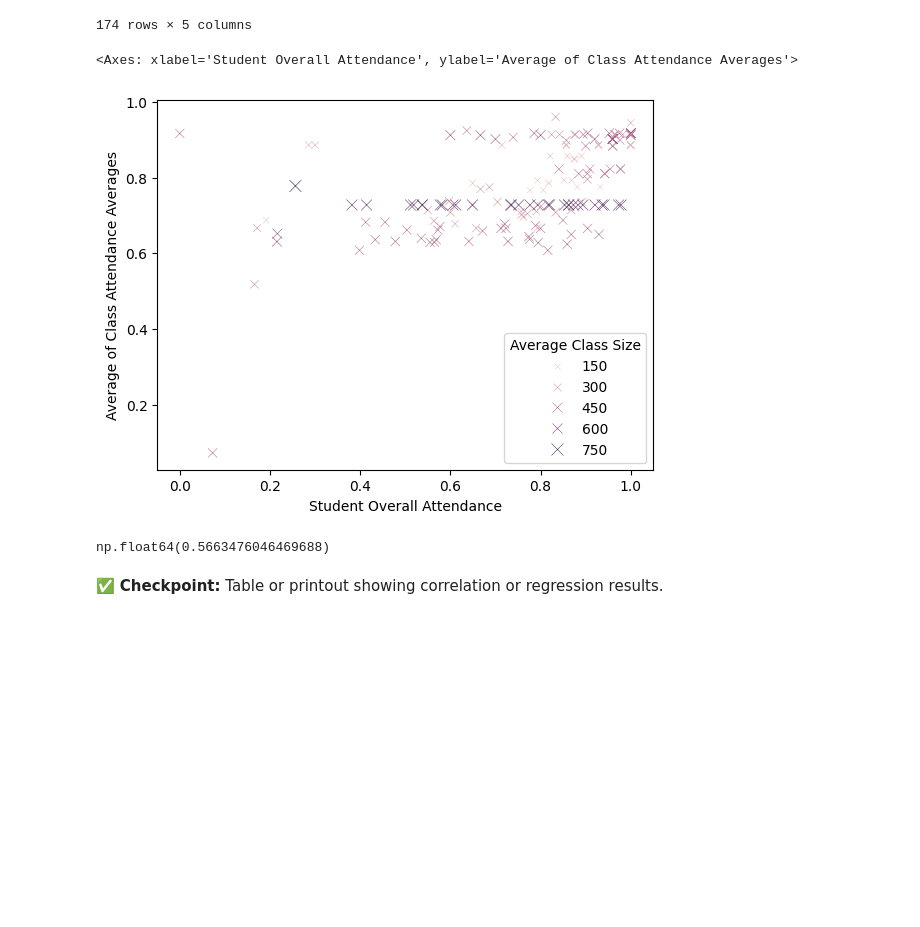
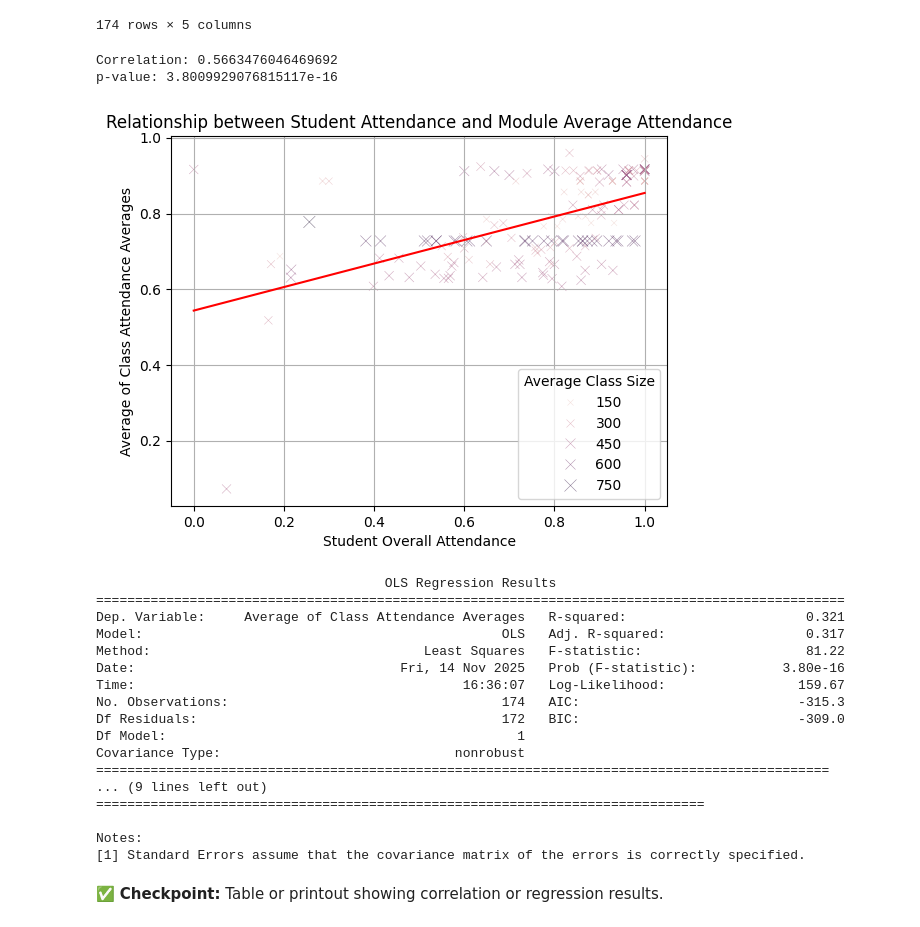
Before and after one commit to Belmiro42/Summative1LIS, a Jupyter notebook: Summative.ipynb, the cells around one changed output. Saved outputs shown, nothing was run; the diff lists cells and outputs as text; code cells hidden in the pictures; blank space fills up the shorter version.

```diff
--- a/Summative.ipynb
+++ b/Summative.ipynb
@@ -401,7 +386,6 @@ unique_pairs
 # %%
 student_avg_of_avgs = unique_pairs.groupby('Person Code').agg(avg_mean=('mean', 'mean'), avg_count=('count', 'mean')).reset_index()
-student_avg_of_avgs.rename(columns={"avg_mean": "Average of Class Attendance Averages"}, inplace=True)
-student_avg_of_avgs.rename(columns={"avg_count": "Average Class Size"}, inplace=True)
+student_avg_of_avgs.rename(columns={"avg_mean": "Average of Class Attendance Averages", "avg_count": "Average Class Size"}, inplace=True)
 student_avg_of_avgs = student_avg_of_avgs.merge(student_attendance_avg, on='Person Code', how='left')
 student_avg_of_avgs
 # %% [output]
@@ -419,12 +403,11 @@ student_avg_of_avgs
 | 173 | 498 | 0.727492 | 682.125 | 0.862434 | 0.408954 |
 174 rows × 5 columns
 # %%
-new_graph = sns.scatterplot(data= student_avg_of_avgs, y="Average of Class Attendance Averages", x="Student Overall Attendance",  hue="Average Class Size", size="Average Class Size", marker="x")
-new_graph
+#CORRELATION
+
+r, p = pearsonr(student_avg_of_avgs['Student Overall Attendance'], student_avg_of_avgs['Average of Class Attendance Averages'])
+print("Correlation:", r)
+print("p-value:", p)
 # %% [output]
-<Axes: xlabel='Student Overall Attendance', ylabel='Average of Class Attendance Averages'>
+Correlation: 0.5663476046469692
+p-value: 3.8009929076815117e-16
-[figure, removed]
-# %%
-student_avg_of_avgs['Student Overall Attendance'].corr(student_avg_of_avgs['Average of Class Attendance Averages'])
-# %% [output]
-np.float64(0.5663476046469688)
@@ -430,0 +422,41 @@ np.float64(0.5663476046469688)
+# %%
+#REGRESSION
+x = student_avg_of_avgs['Student Overall Attendance']
+y = student_avg_of_avgs['Average of Class Attendance Averages']
+
+X = sm.add_constant(x)
+model = sm.OLS(y, X).fit()
+
+X_plot = np.linspace(0, 1, 100)
+Y_plot = model.params["Student Overall Attendance"]*X_plot+model.params["const"]
+
+# Set figure size
+sns.scatterplot(x=x, y=y, alpha=0.6, marker="x", size=student_avg_of_avgs["Average Class Size"], hue=student_avg_of_avgs["Average Class Size"])
+plt.plot(X_plot, Y_plot, color='r')
+
+plt.xlabel('Student Overall Attendance')
+plt.ylabel('Average of Class Attendance Averages')
+plt.title('Relationship between Student Attendance and Module Average Attendance')
+plt.grid(True)
+plt.show()
+
+print(model.summary())
+# %% [output]
+[figure, added]
+                                     OLS Regression Results
+================================================================================================
+Dep. Variable:     Average of Class Attendance Averages   R-squared:                       0.321
+Model:                                              OLS   Adj. R-squared:                  0.317
+Method:                                   Least Squares   F-statistic:                     81.22
+Date:                                  Fri, 14 Nov 2025   Prob (F-statistic):           3.80e-16
+Time:                                          16:36:07   Log-Likelihood:                 159.67
+No. Observations:                                   174   AIC:                            -315.3
+Df Residuals:                                       172   BIC:                            -309.0
+Df Model:                                             1
+Covariance Type:                              nonrobust
+==============================================================================================
+... (9 lines left out)
+==============================================================================
+
+Notes:
+[1] Standard Errors assume that the covariance matrix of the errors is correctly specified.
```
Also changed, not shown: parts of 4 cells of this notebook, 1 other file.
